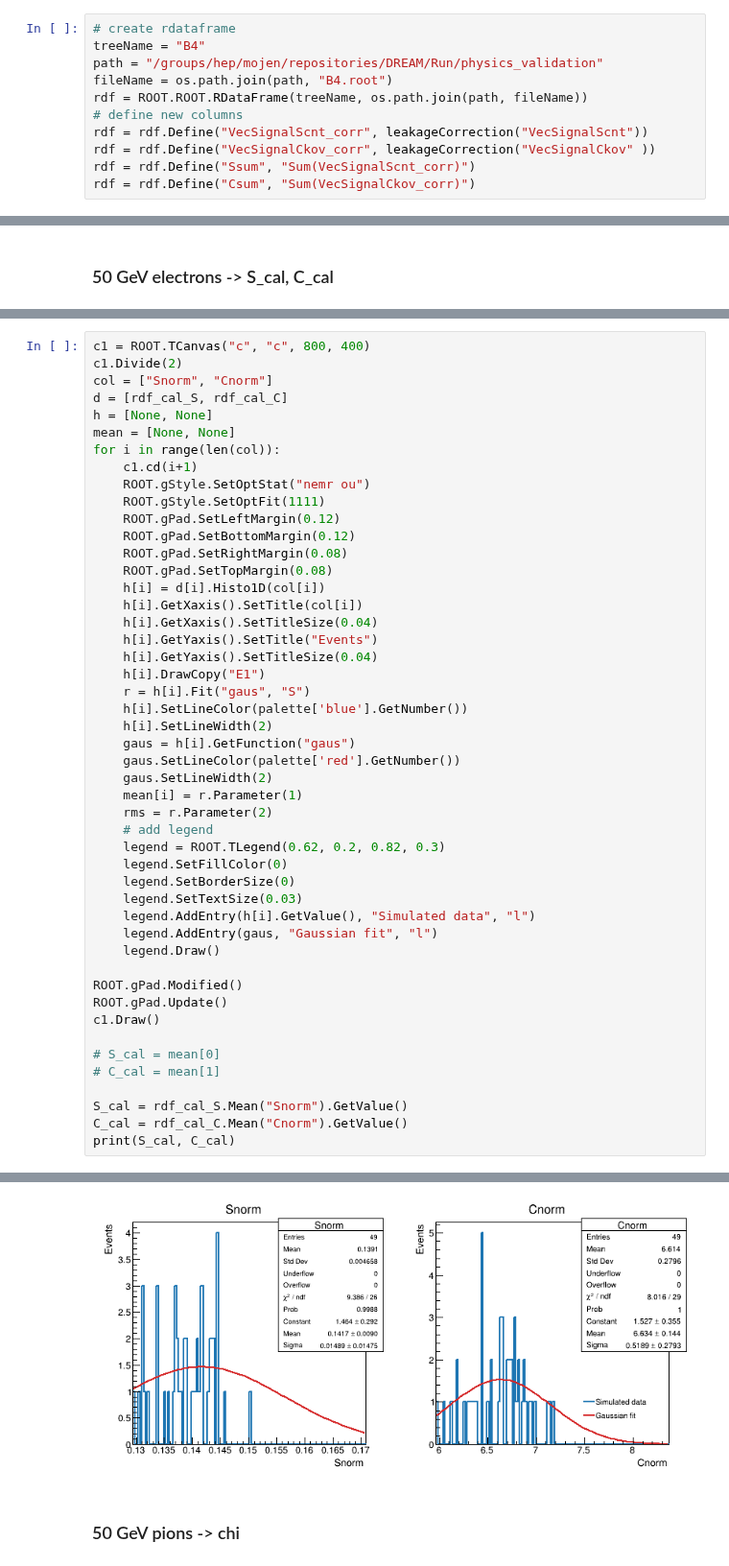
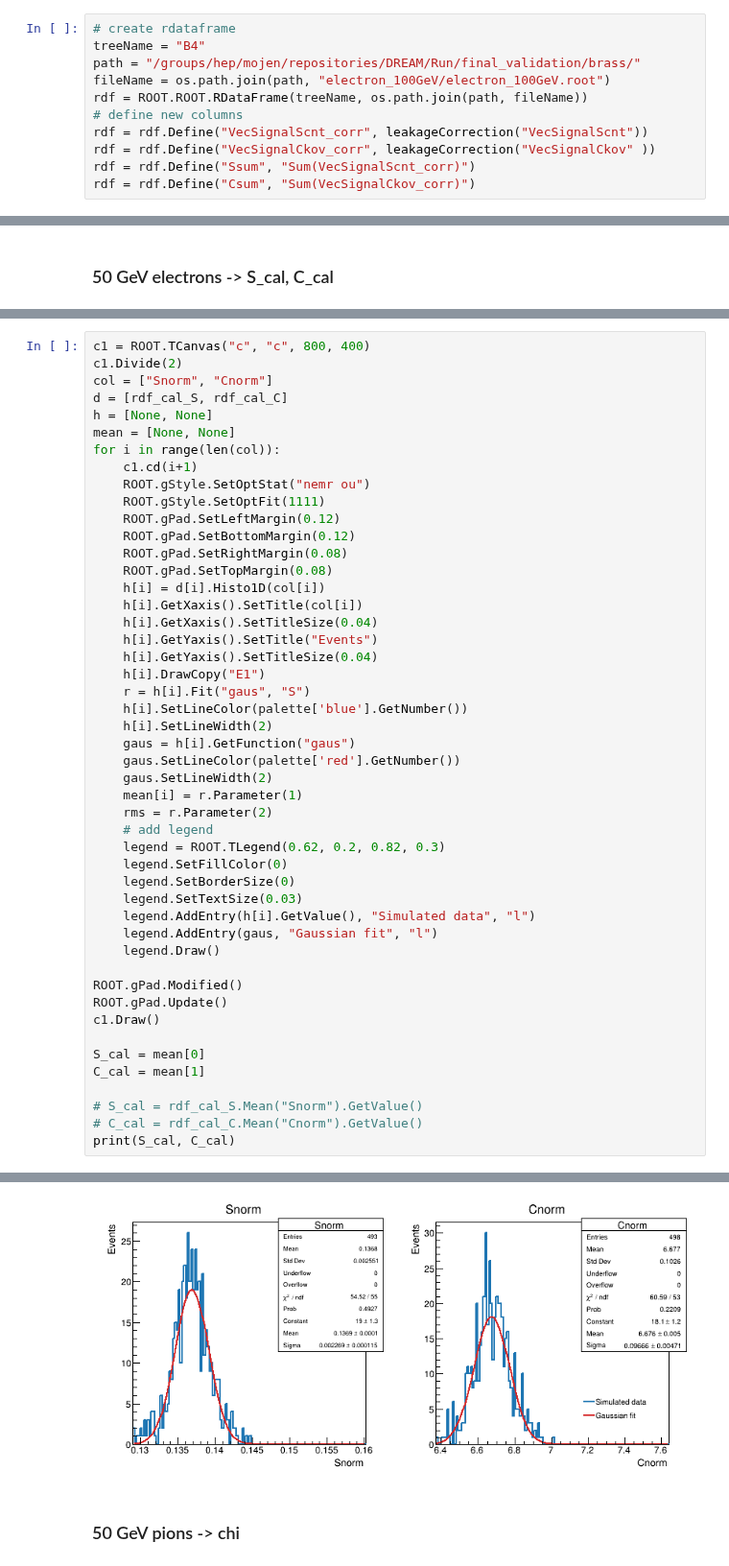
Before and after one commit to mollyhjorthjensen/DREAM, a Jupyter notebook: Analysis/validation.ipynb, the cells around one changed output, grey strips where cells are left out. Shown at 96% size. Cells and saved outputs as stored; diff of their text form.

Commit message:
Final validation

```diff
--- a/Analysis/validation.ipynb
+++ b/Analysis/validation.ipynb
@@ -31,8 +31,8 @@ def modifiedZscore(rdf, col, D=3.5):
 # %%
 # create rdataframe
 treeName = "B4"
-path = "/groups/hep/mojen/repositories/DREAM/Run/physics_validation"
-fileName = os.path.join(path, "B4.root")
+path = "/groups/hep/mojen/repositories/DREAM/Run/final_validation/brass/"
+fileName = os.path.join(path, "electron_100GeV/electron_100GeV.root")
 rdf = ROOT.ROOT.RDataFrame(treeName, os.path.join(path, fileName))
 # define new columns
 rdf = rdf.Define("VecSignalScnt_corr", leakageCorrection("VecSignalScnt"))
@@ -123,10 +123,10 @@ ROOT.gPad.Modified()
 ROOT.gPad.Update()
 c1.Draw()
 
-# S_cal = mean[0]
-# C_cal = mean[1]
+S_cal = mean[0]
+C_cal = mean[1]
 
-S_cal = rdf_cal_S.Mean("Snorm").GetValue()
-C_cal = rdf_cal_C.Mean("Cnorm").GetValue()
+# S_cal = rdf_cal_S.Mean("Snorm").GetValue()
+# C_cal = rdf_cal_C.Mean("Cnorm").GetValue()
 print(S_cal, C_cal)
 # %% [output]
@@ -148,4 +148,4 @@ print(S_cal, C_cal)
-[figure, old version]
+[figure, new version]
 # %% [markdown]
 ### 50 GeV pions -> chi
 # %% [markdown]
```
Also changed, not shown: parts of 14 cells of this notebook.
